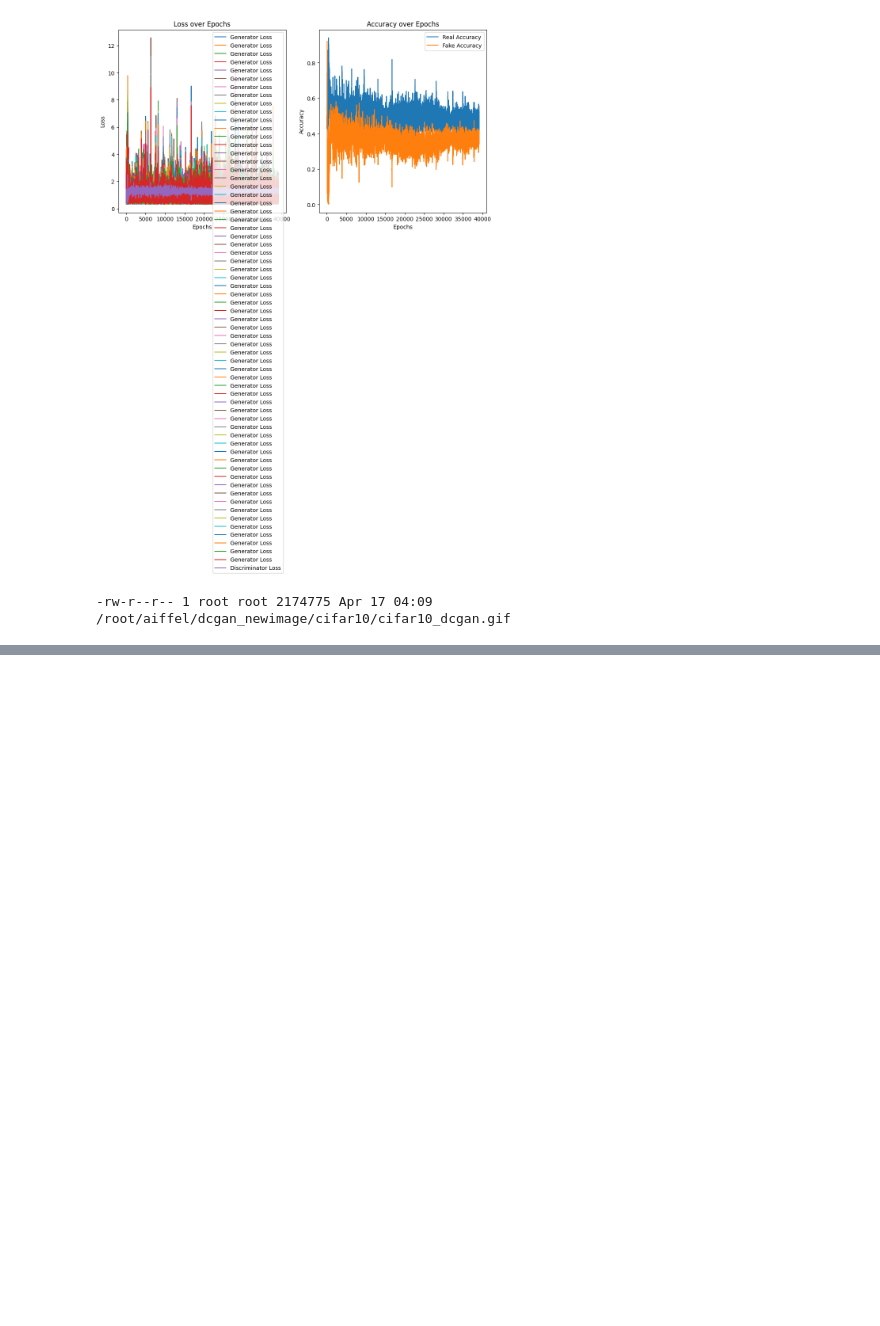
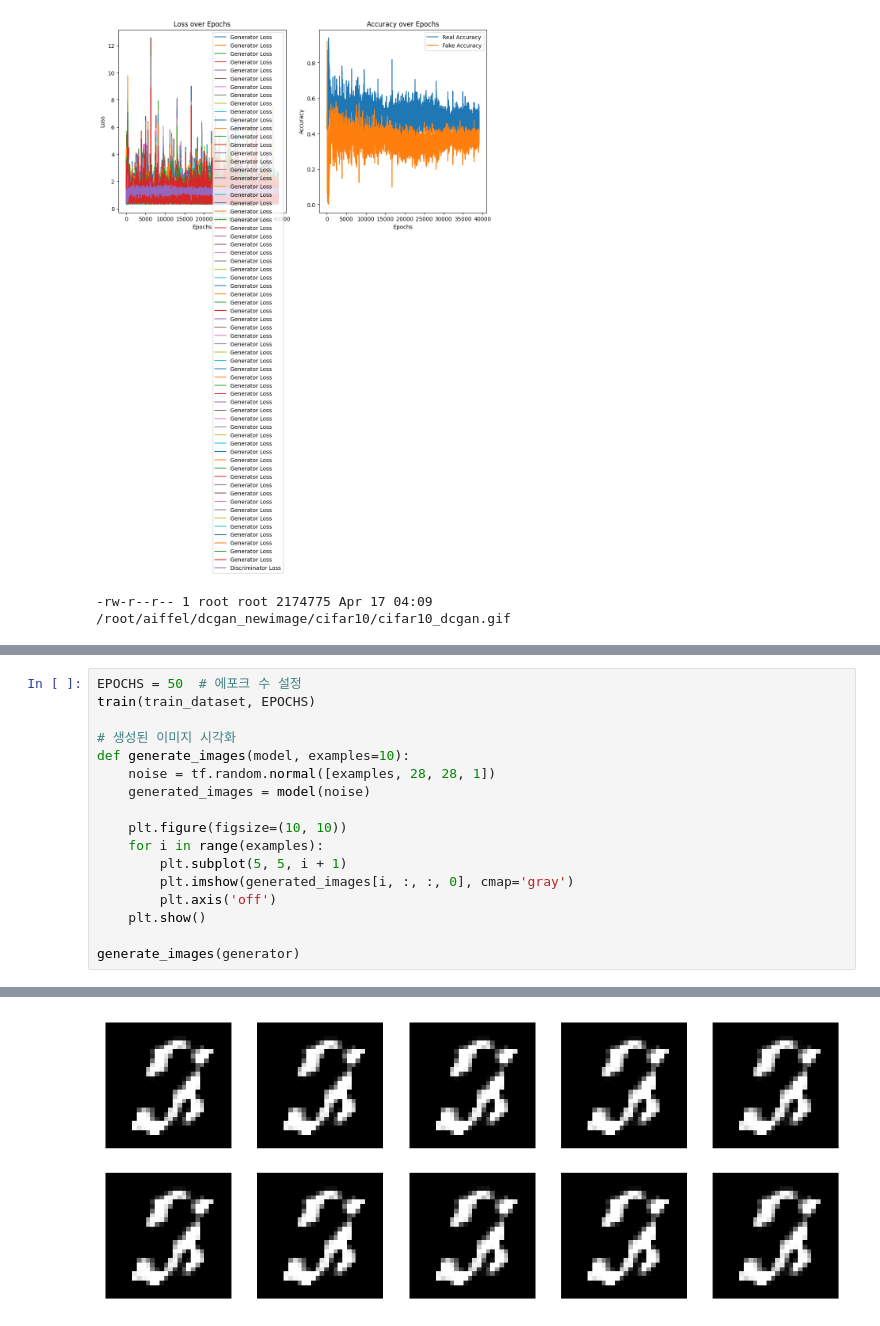
Before and after one commit to sophie-myk/AIFFEL_guest_cr, a Jupyter notebook: Exploration/Quest04/exploration04_cifar10_improved.ipynb, the cells around one changed output, grey strips where cells are left out. Drawn from its saved outputs; the diff is of its cells as text; blank space fills up the shorter version.

```diff
--- a/Exploration/Quest04/exploration04_cifar10_improved.ipynb
+++ b/Exploration/Quest04/exploration04_cifar10_improved.ipynb
@@ -215,0 +327,18 @@ Time for training: 3218 sec
+# %%
+EPOCHS = 50  # 에포크 수 설정
+train(train_dataset, EPOCHS)
+
+# 생성된 이미지 시각화
+def generate_images(model, examples=10):
+    noise = tf.random.normal([examples, 28, 28, 1])
+    generated_images = model(noise)
+
+    plt.figure(figsize=(10, 10))
+    for i in range(examples):
+        plt.subplot(5, 5, i + 1)
+        plt.imshow(generated_images[i, :, :, 0], cmap='gray')
+        plt.axis('off')
+    plt.show()
+
+generate_images(generator)
+# %% [output]
@@ -215,0 +362 @@ Time for training: 3218 sec
+[figure, added]
```
Also changed, not shown: parts of 2 cells of this notebook.
